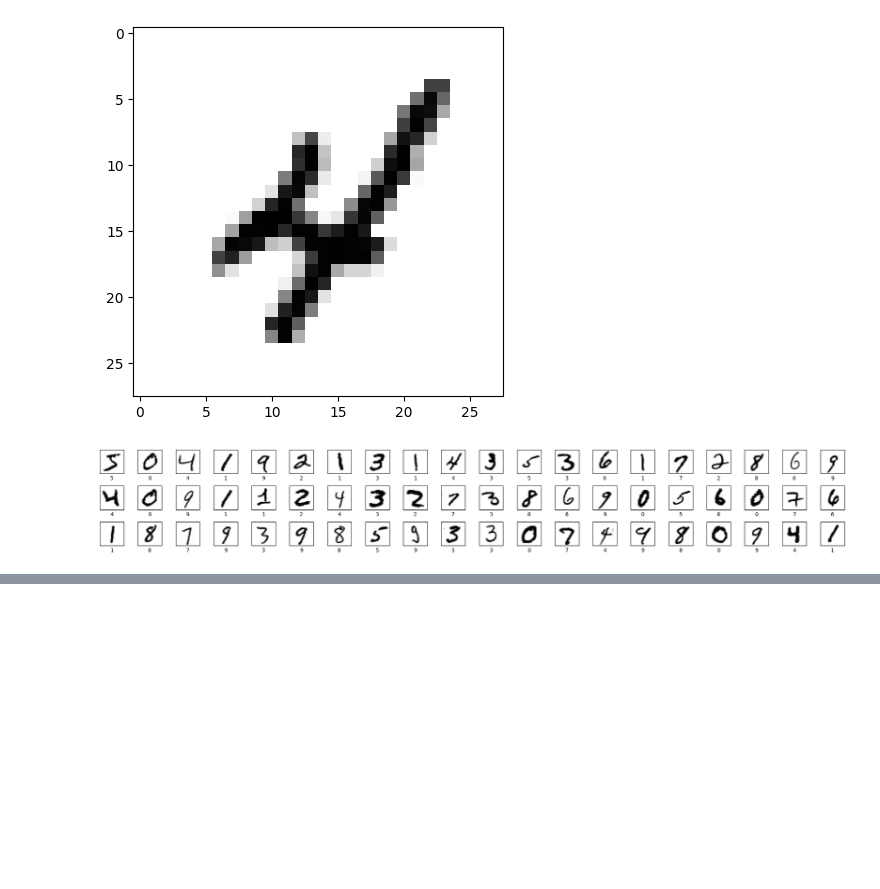
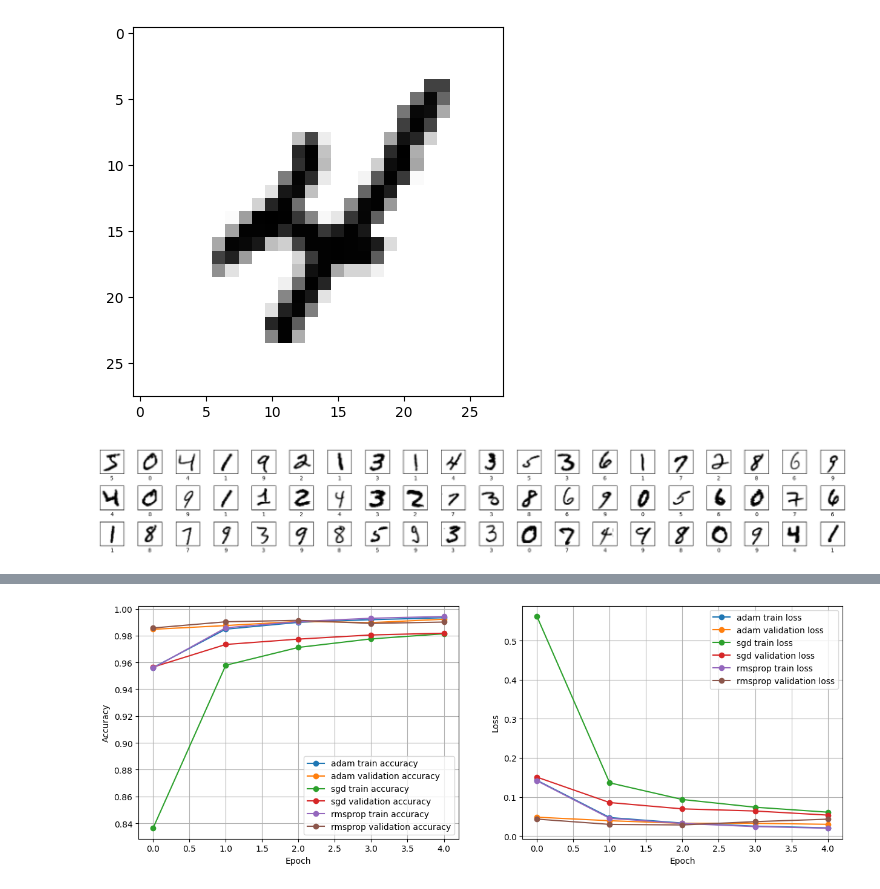
Before and after one commit to sajidmahbub10/CVPR, a Jupyter notebook: MID/cp1.ipynb, the cells around one changed output, grey strips where cells are left out. Drawn from its saved outputs; the diff is of its cells as text; code cells hidden in the pictures; blank space fills up the shorter version.

```diff
--- a/MID/cp1.ipynb
+++ b/MID/cp1.ipynb
@@ -261,0 +275,29 @@ plt.show()
+# %%
+plt.figure(figsize=(15,5))
+plt.subplot(1,2,1)
+plt.plot(h.history['accuracy'], 'o-', label='adam train accuracy')
+plt.plot(h.history['val_accuracy'], 'o-', label = 'adam validation accuracy')
+plt.plot(g.history['accuracy'], 'o-', label='sgd train accuracy')
+plt.plot(g.history['val_accuracy'], 'o-', label = 'sgd validation accuracy')
+plt.plot(e.history['accuracy'], 'o-', label='rmsprop train accuracy')
+plt.plot(e.history['val_accuracy'], 'o-', label = 'rmsprop validation accuracy')
+plt.xlabel('Epoch')
+plt.ylabel('Accuracy')
+plt.grid(True)
+plt.legend(loc='lower right')
+
+plt.subplot(1,2,2)
+plt.plot(h.history['loss'], 'o-', label='adam train loss')
+plt.plot(h.history['val_loss'], 'o-', label='adam validation loss')
+plt.plot(g.history['loss'], 'o-', label='sgd train loss')
+plt.plot(g.history['val_loss'], 'o-', label='sgd validation loss')
+plt.plot(e.history['loss'], 'o-', label='rmsprop train loss')
+plt.plot(e.history['val_loss'], 'o-', label='rmsprop validation loss')
+plt.xlabel('Epoch')
+plt.ylabel('Loss')
+plt.grid(True)
+plt.legend(loc='upper right')
+
+plt.show()
+# %% [output]
+[figure, added]
```
Also changed, not shown: parts of 11 cells of this notebook.
